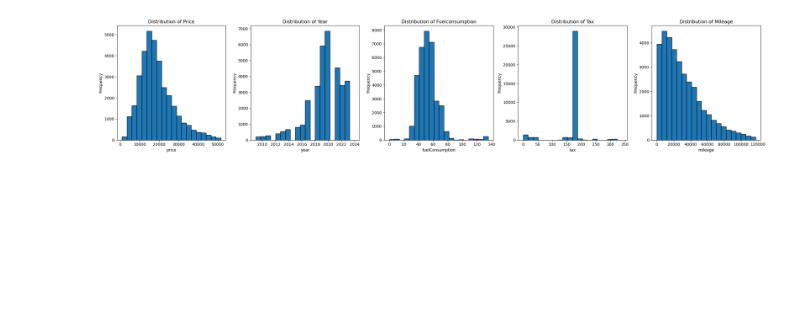
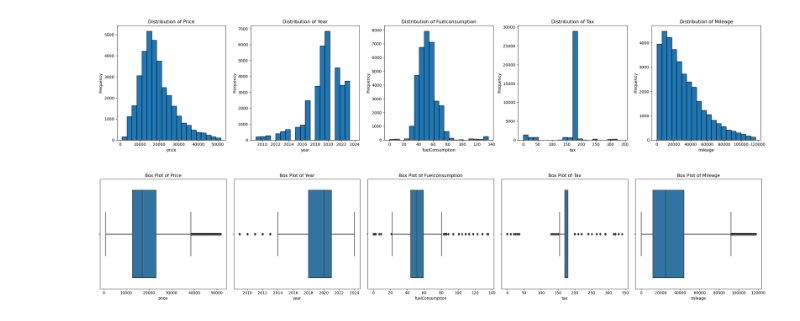
Before and after one commit to aykansandal/MDAProjekt, a Jupyter notebook: scrape.ipynb, the cells around one changed output. Cells and saved outputs as stored; diff of their text form; code cells hidden in the pictures; blank space fills up the shorter version.

```diff
--- a/scrape.ipynb
+++ b/scrape.ipynb
@@ -391,3 +423,20 @@ plt.tight_layout()
 plt.show()
 # %% [output]
 [figure]
+# %%
+# Numerische Spalten auswählen
+numerical_columns = ["price", "year", "fuelConsumption", "tax", "mileage"]
+
+# Subplots erstellen
+fig, axes = plt.subplots(nrows=1, ncols=len(numerical_columns), figsize=(25, 5))
+
+# Boxplots aufzeichnen
+for i, column in enumerate(numerical_columns):
+    sns.boxplot(x=df[column], ax=axes[i])
+    axes[i].set_title(f'Box Plot of {column.capitalize()}')
+    axes[i].set_xlabel(column)
+
+plt.tight_layout()
+plt.show()
+# %% [output]
+[figure, added]
```
Also changed, not shown: parts of 13 cells of this notebook.
